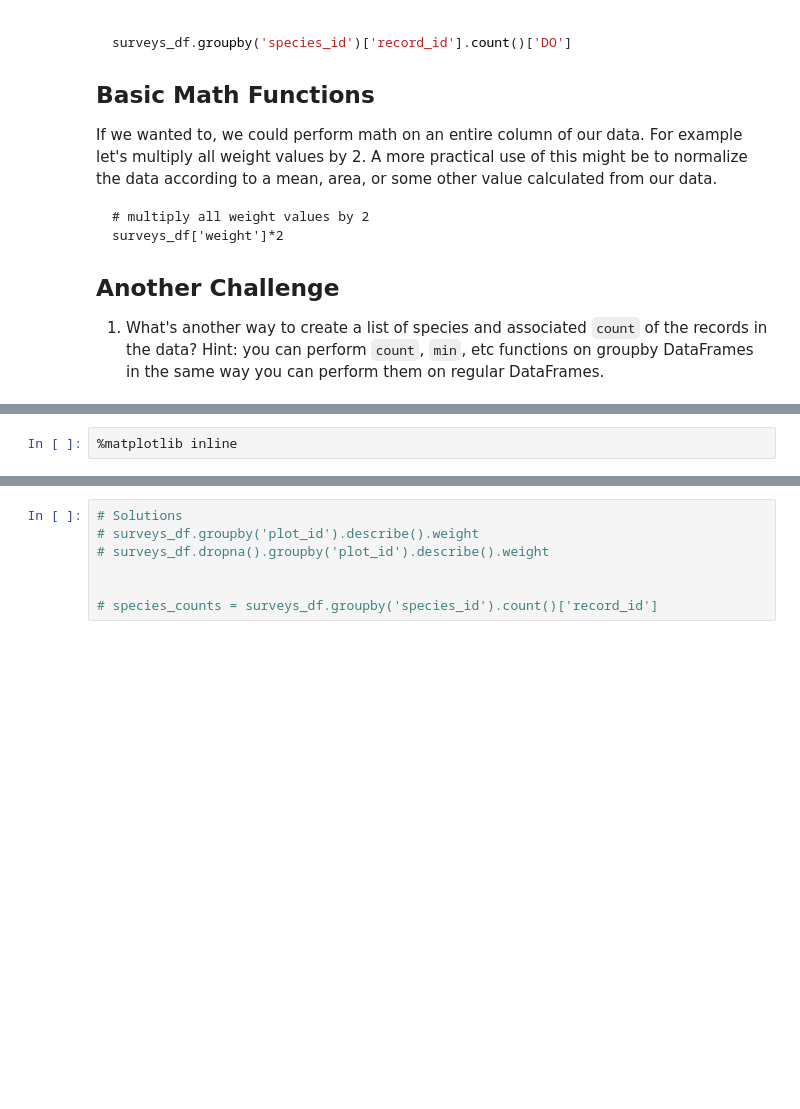
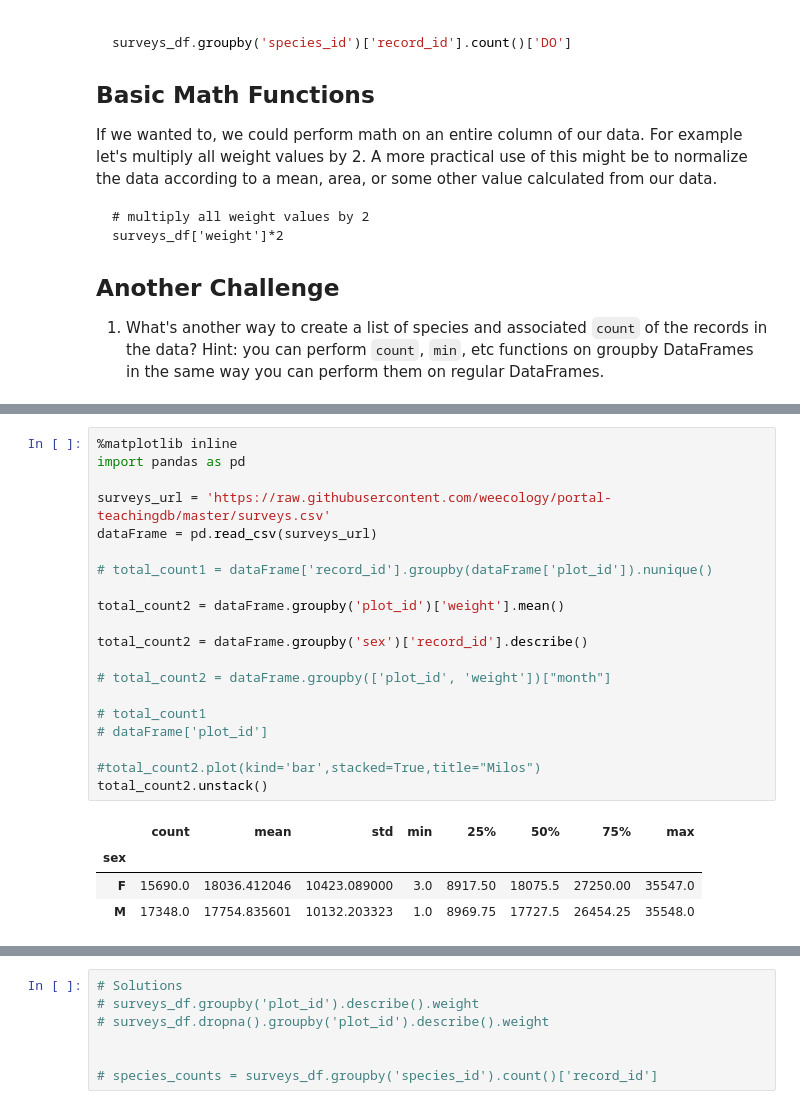
Before and after one commit to raid3500/ipynb, a Jupyter notebook: 01-starting-with-data.ipynb, the cells around one changed output, grey strips where cells are left out. Drawn from its saved outputs; the diff is of its cells as text; blank space fills up the shorter version.

```diff
--- a/01-starting-with-data.ipynb
+++ b/01-starting-with-data.ipynb
@@ -472,5 +569,28 @@ total_count.plot(kind='bar');
 
 1. Create a plot of average weight across all species per plot.
 2. Create a plot of total males versus total females for the entire dataset.
-# %%
-%matplotlib inline
+# %%
+%matplotlib inline
+import pandas as pd
+
+surveys_url = 'https://raw.githubusercontent.com/weecology/portal-teachingdb/master/surveys.csv'
+dataFrame = pd.read_csv(surveys_url)
+
+# total_count1 = dataFrame['record_id'].groupby(dataFrame['plot_id']).nunique()
+
+total_count2 = dataFrame.groupby('plot_id')['weight'].mean()
+
+total_count2 = dataFrame.groupby('sex')['record_id'].describe()
+
+# total_count2 = dataFrame.groupby(['plot_id', 'weight'])["month"]
+
+# total_count1
+# dataFrame['plot_id']
+
+#total_count2.plot(kind='bar',stacked=True,title="Milos")
+total_count2.unstack()
+# %% [output]
+|  | count | mean | std | min | 25% | 50% | 75% | max |
+| sex |  |  |  |  |  |  |  |  |
+| F | 15690.0 | 18036.412046 | 10423.089000 | 3.0 | 8917.50 | 18075.5 | 27250.00 | 35547.0 |
+| M | 17348.0 | 17754.835601 | 10132.203323 | 1.0 | 8969.75 | 17727.5 | 26454.25 | 35548.0 |
```
Also changed, not shown: parts of 8 cells of this notebook, 3 other files.
